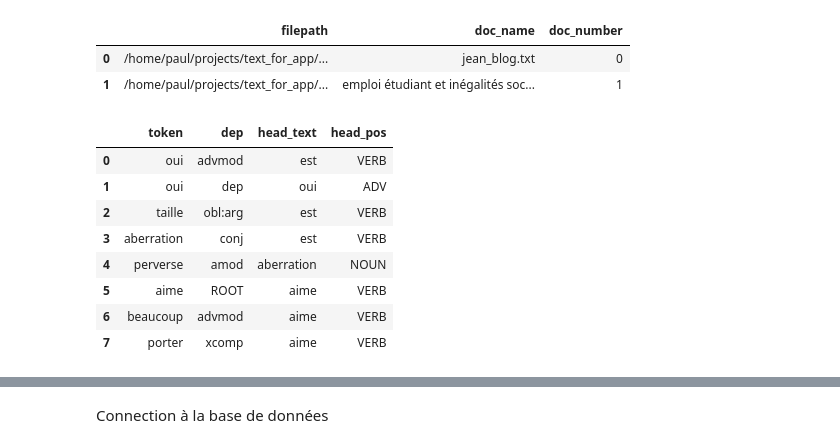
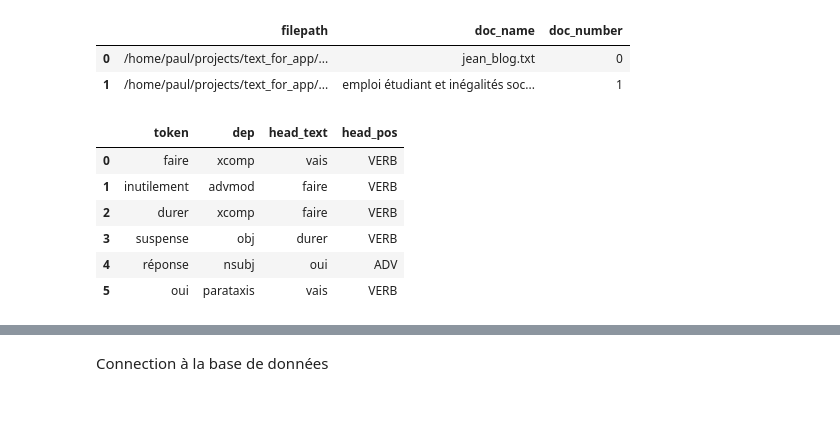
Before and after one commit to DRP-CB/text-explorer, a Jupyter notebook: notebook_exploratoire.ipynb, the cells around one changed output, grey strips where cells are left out. Saved outputs shown, nothing was run; the diff lists cells and outputs as text; code cells hidden in the pictures; blank space fills up the shorter version.

```diff
--- a/notebook_exploratoire.ipynb
+++ b/notebook_exploratoire.ipynb
@@ -64,15 +65,13 @@ file_1_processed = nlp(get_text(documents['filepath'][0]))
 # %%
-create_dependancy_df_list(file_1_processed)[5]
+create_dependancy_df_list(file_1_processed)[0]
 # %% [output]
 |  | token | dep | head_text | head_pos |
-| 0 | oui | advmod | est | VERB |
-| 1 | oui | dep | oui | ADV |
-| 2 | taille | obl:arg | est | VERB |
-| 3 | aberration | conj | est | VERB |
-| 4 | perverse | amod | aberration | NOUN |
-| 5 | aime | ROOT | aime | VERB |
-| 6 | beaucoup | advmod | aime | VERB |
-| 7 | porter | xcomp | aime | VERB |
+| 0 | faire | xcomp | vais | VERB |
+| 1 | inutilement | advmod | faire | VERB |
+| 2 | durer | xcomp | faire | VERB |
+| 3 | suspense | obj | durer | VERB |
+| 4 | réponse | nsubj | oui | ADV |
+| 5 | oui | parataxis | vais | VERB |
 # %%
 from spacy import displacy
 # %%
```
Also changed, not shown: parts of 29 cells of this notebook.
